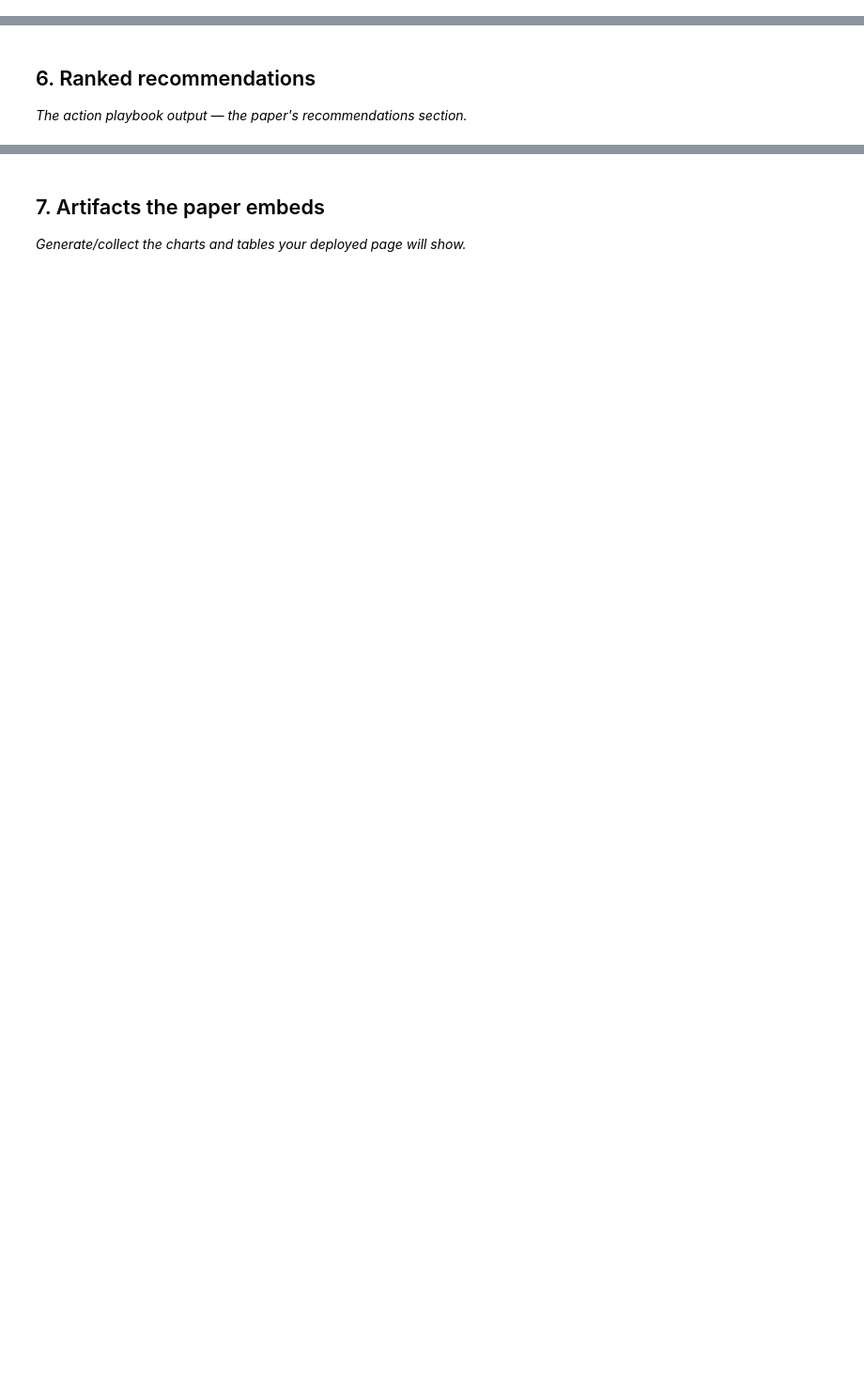
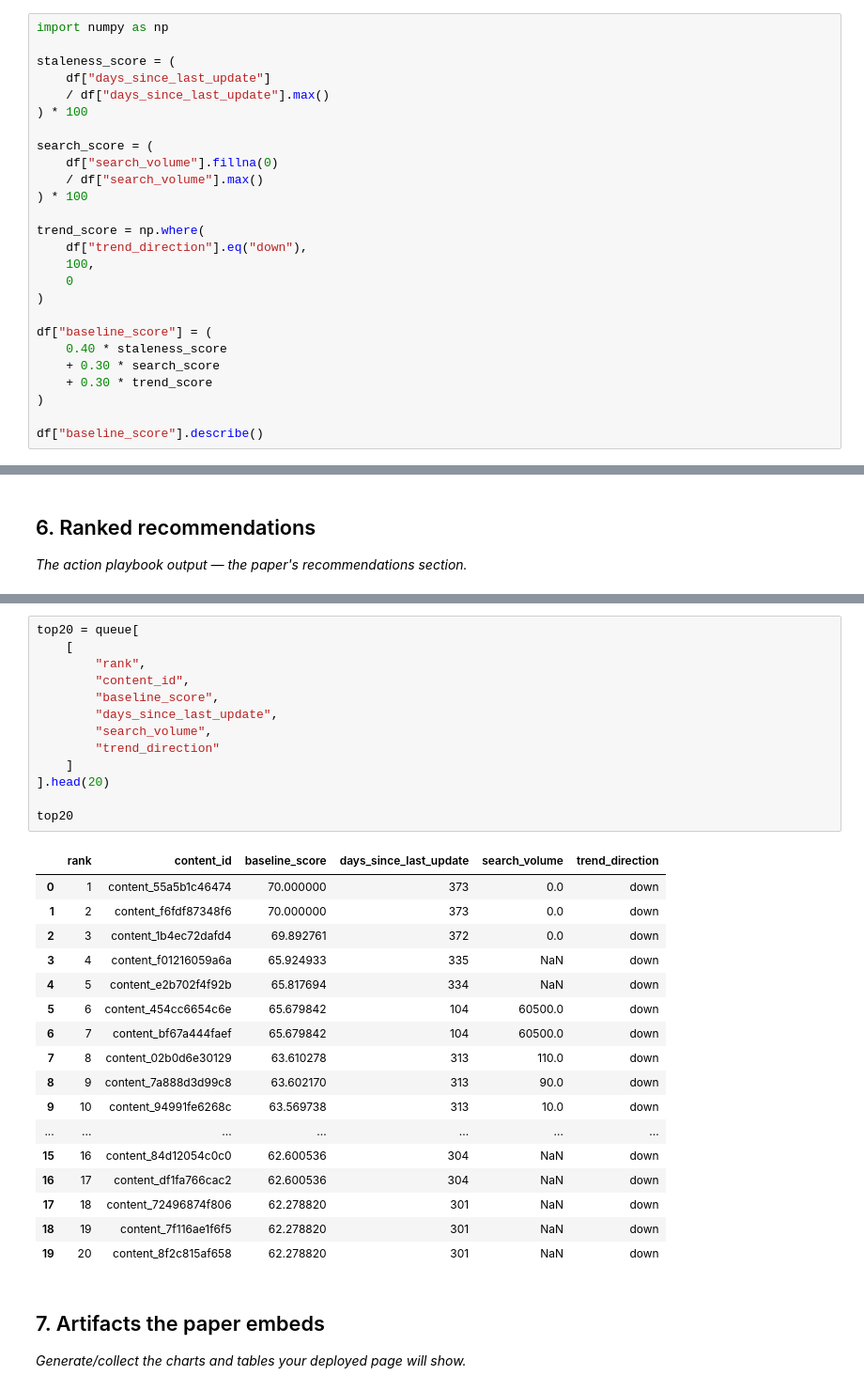
Before and after one commit to ihaseeb0081/flyrank-ml-internship-haseeb, a Jupyter notebook: work/notebooks/capstone.ipynb, the cells around one changed output, grey strips where cells are left out. Shown at 94% size. Cells and saved outputs as stored; diff of their text form; blank space fills up the shorter version.

```diff
--- a/work/notebooks/capstone.ipynb
+++ b/work/notebooks/capstone.ipynb
@@ -20,0 +208,26 @@ This skeleton is yours to fill. Work the sections **in order** — each one has
+# %%
+import numpy as np
+
+staleness_score = (
+    df["days_since_last_update"]
+    / df["days_since_last_update"].max()
+) * 100
+
+search_score = (
+    df["search_volume"].fillna(0)
+    / df["search_volume"].max()
+) * 100
+
+trend_score = np.where(
+    df["trend_direction"].eq("down"),
+    100,
+    0
+)
+
+df["baseline_score"] = (
+    0.40 * staleness_score
+    + 0.30 * search_score
+    + 0.30 * trend_score
+)
+
+df["baseline_score"].describe()
@@ -33,3 +456,34 @@ This skeleton is yours to fill. Work the sections **in order** — each one has
+# %%
+top20 = queue[
+    [
+        "rank",
+        "content_id",
+        "baseline_score",
+        "days_since_last_update",
+        "search_volume",
+        "trend_direction"
+    ]
+].head(20)
+
+top20
+# %% [output]
+|  | rank | content_id | baseline_score | days_since_last_update | search_volume | trend_direction |
+| 0 | 1 | content_55a5b1c46474 | 70.000000 | 373 | 0.0 | down |
+| 1 | 2 | content_f6fdf87348f6 | 70.000000 | 373 | 0.0 | down |
+| 2 | 3 | content_1b4ec72dafd4 | 69.892761 | 372 | 0.0 | down |
+| 3 | 4 | content_f01216059a6a | 65.924933 | 335 | NaN | down |
+| 4 | 5 | content_e2b702f4f92b | 65.817694 | 334 | NaN | down |
+| 5 | 6 | content_454cc6654c6e | 65.679842 | 104 | 60500.0 | down |
+| 6 | 7 | content_bf67a444faef | 65.679842 | 104 | 60500.0 | down |
+| 7 | 8 | content_02b0d6e30129 | 63.610278 | 313 | 110.0 | down |
+| 8 | 9 | content_7a888d3d99c8 | 63.602170 | 313 | 90.0 | down |
+| 9 | 10 | content_94991fe6268c | 63.569738 | 313 | 10.0 | down |
+| ... | ... | ... | ... | ... | ... | ... |
+| 15 | 16 | content_84d12054c0c0 | 62.600536 | 304 | NaN | down |
+| 16 | 17 | content_df1fa766cac2 | 62.600536 | 304 | NaN | down |
+| 17 | 18 | content_72496874f806 | 62.278820 | 301 | NaN | down |
+| 18 | 19 | content_7f116ae1f6f5 | 62.278820 | 301 | NaN | down |
+| 19 | 20 | content_8f2c815af658 | 62.278820 | 301 | NaN | down |
 # %% [markdown]
 ## 7. Artifacts the paper embeds
 
```
Also changed, not shown: parts of 36 cells of this notebook.
